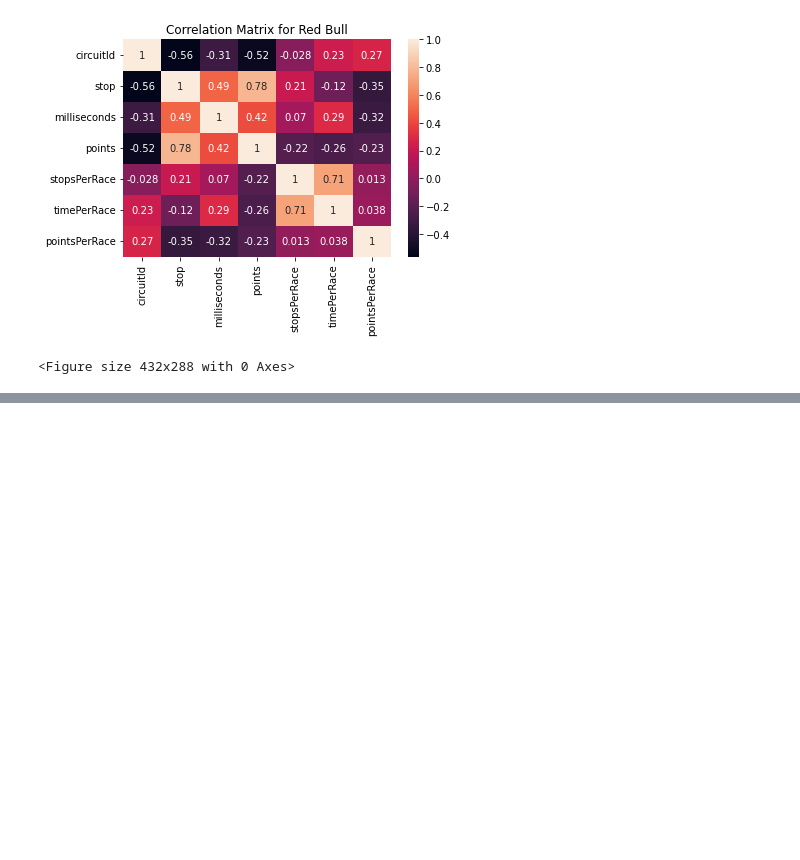
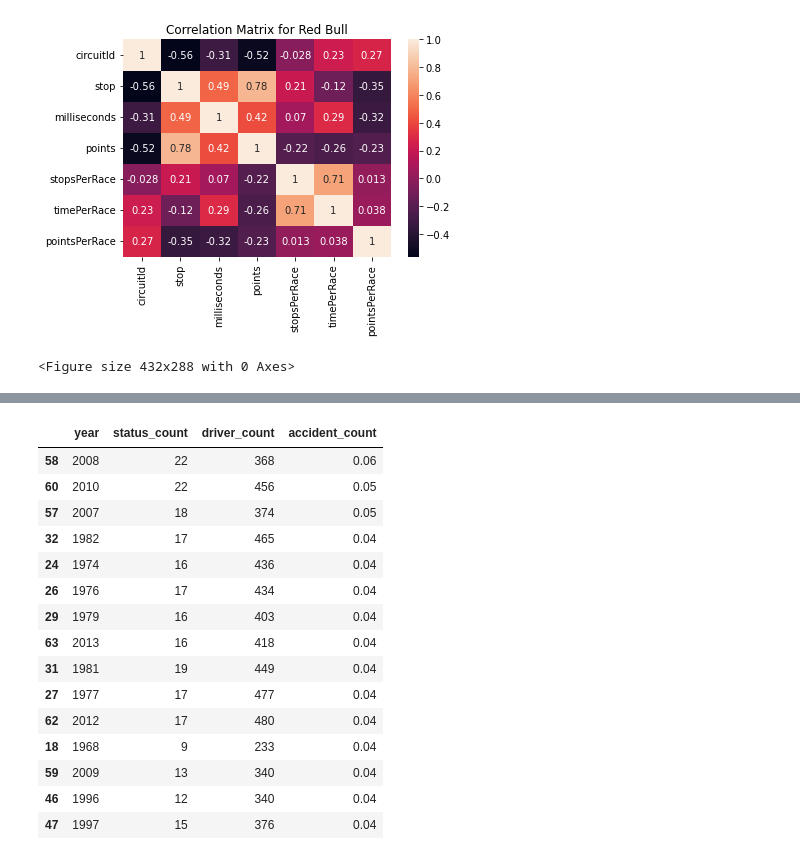
Before and after one commit to PaulOM203/MSC_Thesis_F1, a Jupyter notebook: Notebook.ipynb, the cells around one changed output, grey strips where cells are left out. Saved outputs shown, nothing was run; the diff lists cells and outputs as text; code cells hidden in the pictures; blank space fills up the shorter version.

```diff
--- a/Notebook.ipynb
+++ b/Notebook.ipynb
@@ -528,0 +615,4 @@ plt.savefig('Red Bull Correlation Matrix - Pitstops.png', dpi=300)
+# %%
+## Getting the total accidents/collisions per year
+accidents_collisions_years = pd.DataFrame(accidents_collisions.groupby('year')['status_count'].sum()).reset_index()
+accidents_collisions_years.head(10)
@@ -528,0 +646,23 @@ plt.savefig('Red Bull Correlation Matrix - Pitstops.png', dpi=300)
+# %%
+## Getting the accident rate per year based on the above dataframes
+accident_count_years = pd.merge(accidents_collisions_years, accidents_collisions_drivers, how = 'left', on = 'year')
+accident_count_years['accident_count'] = round(accident_count_years['status_count'] / accident_count_years['driver_count'], 2)
+accident_count_years.sort_values(by = 'accident_count', ascending = False, inplace = True)
+accident_count_years.head(15)
+# %% [output]
+|  | year | status_count | driver_count | accident_count |
+| 58 | 2008 | 22 | 368 | 0.06 |
+| 60 | 2010 | 22 | 456 | 0.05 |
+| 57 | 2007 | 18 | 374 | 0.05 |
+| 32 | 1982 | 17 | 465 | 0.04 |
+| 24 | 1974 | 16 | 436 | 0.04 |
+| 26 | 1976 | 17 | 434 | 0.04 |
+| 29 | 1979 | 16 | 403 | 0.04 |
+| 63 | 2013 | 16 | 418 | 0.04 |
+| 31 | 1981 | 19 | 449 | 0.04 |
+| 27 | 1977 | 17 | 477 | 0.04 |
+| 62 | 2012 | 17 | 480 | 0.04 |
+| 18 | 1968 | 9 | 233 | 0.04 |
+| 59 | 2009 | 13 | 340 | 0.04 |
+| 46 | 1996 | 12 | 340 | 0.04 |
+| 47 | 1997 | 15 | 376 | 0.04 |
```
Also changed, not shown: parts of 12 cells of this notebook.
